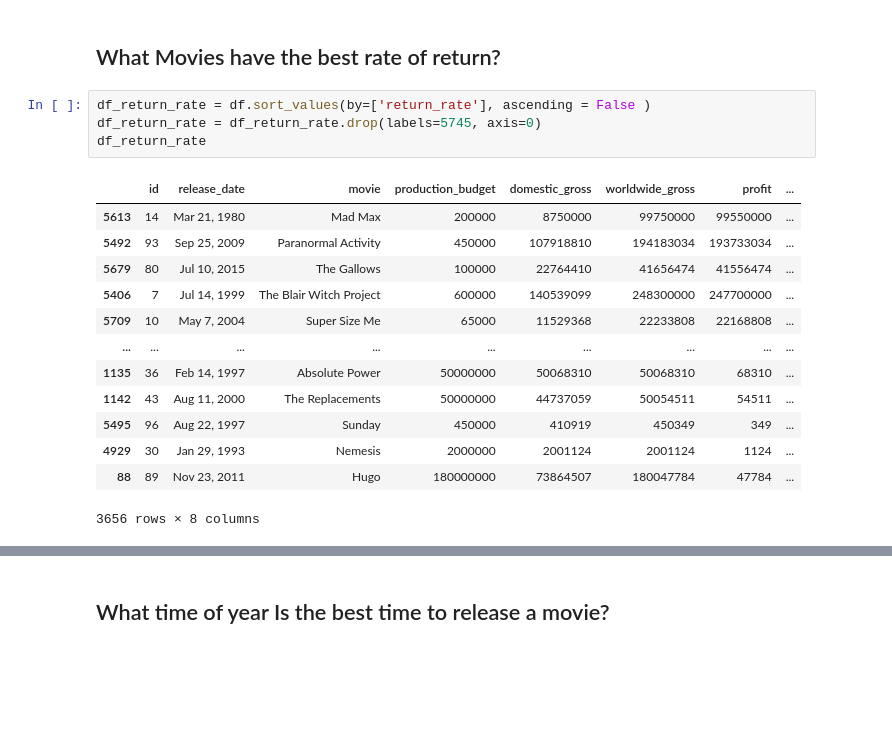
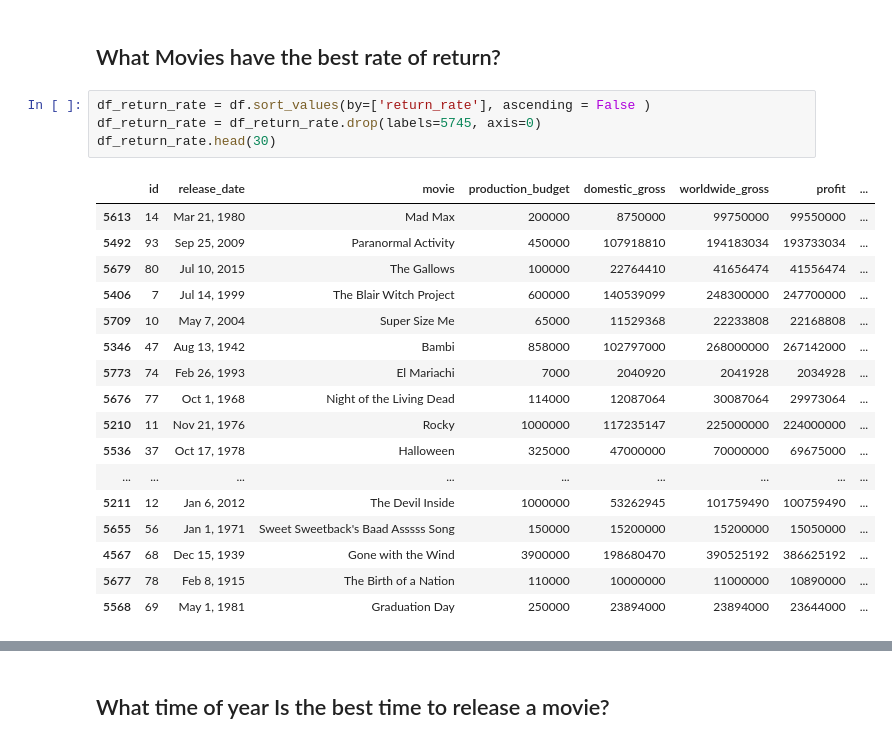
Before and after one commit to camdeman/MMA, a Jupyter notebook: Movies_Cameron.ipynb, the cells around one changed output, grey strips where cells are left out. Saved outputs shown, nothing was run; the diff lists cells and outputs as text; blank space fills up the shorter version.

```diff
--- a/Movies_Cameron.ipynb
+++ b/Movies_Cameron.ipynb
@@ -143,18 +189,22 @@ ax.legend(["Example"], loc=1);
 # %%
 df_return_rate = df.sort_values(by=['return_rate'], ascending = False )
 df_return_rate = df_return_rate.drop(labels=5745, axis=0)
-df_return_rate
+df_return_rate.head(30)
 # %% [output]
 |  | id | release_date | movie | production_budget | domestic_gross | worldwide_gross | profit | ... |
 | 5613 | 14 | Mar 21, 1980 | Mad Max | 200000 | 8750000 | 99750000 | 99550000 | ... |
 | 5492 | 93 | Sep 25, 2009 | Paranormal Activity | 450000 | 107918810 | 194183034 | 193733034 | ... |
 | 5679 | 80 | Jul 10, 2015 | The Gallows | 100000 | 22764410 | 41656474 | 41556474 | ... |
 | 5406 | 7 | Jul 14, 1999 | The Blair Witch Project | 600000 | 140539099 | 248300000 | 247700000 | ... |
 | 5709 | 10 | May 7, 2004 | Super Size Me | 65000 | 11529368 | 22233808 | 22168808 | ... |
+| 5346 | 47 | Aug 13, 1942 | Bambi | 858000 | 102797000 | 268000000 | 267142000 | ... |
+| 5773 | 74 | Feb 26, 1993 | El Mariachi | 7000 | 2040920 | 2041928 | 2034928 | ... |
+| 5676 | 77 | Oct 1, 1968 | Night of the Living Dead | 114000 | 12087064 | 30087064 | 29973064 | ... |
+| 5210 | 11 | Nov 21, 1976 | Rocky | 1000000 | 117235147 | 225000000 | 224000000 | ... |
+| 5536 | 37 | Oct 17, 1978 | Halloween | 325000 | 47000000 | 70000000 | 69675000 | ... |
 | ... | ... | ... | ... | ... | ... | ... | ... | ... |
-| 1135 | 36 | Feb 14, 1997 | Absolute Power | 50000000 | 50068310 | 50068310 | 68310 | ... |
-| 1142 | 43 | Aug 11, 2000 | The Replacements | 50000000 | 44737059 | 50054511 | 54511 | ... |
-| 5495 | 96 | Aug 22, 1997 | Sunday | 450000 | 410919 | 450349 | 349 | ... |
-| 4929 | 30 | Jan 29, 1993 | Nemesis | 2000000 | 2001124 | 2001124 | 1124 | ... |
-| 88 | 89 | Nov 23, 2011 | Hugo | 180000000 | 73864507 | 180047784 | 47784 | ... |
+| 5211 | 12 | Jan 6, 2012 | The Devil Inside | 1000000 | 53262945 | 101759490 | 100759490 | ... |
+| 5655 | 56 | Jan 1, 1971 | Sweet Sweetback's Baad Asssss Song | 150000 | 15200000 | 15200000 | 15050000 | ... |
+| 4567 | 68 | Dec 15, 1939 | Gone with the Wind | 3900000 | 198680470 | 390525192 | 386625192 | ... |
+| 5677 | 78 | Feb 8, 1915 | The Birth of a Nation | 110000 | 10000000 | 11000000 | 10890000 | ... |
+| 5568 | 69 | May 1, 1981 | Graduation Day | 250000 | 23894000 | 23894000 | 23644000 | ... |
-3656 rows × 8 columns
```
Also changed, not shown: parts of 16 cells of this notebook.
